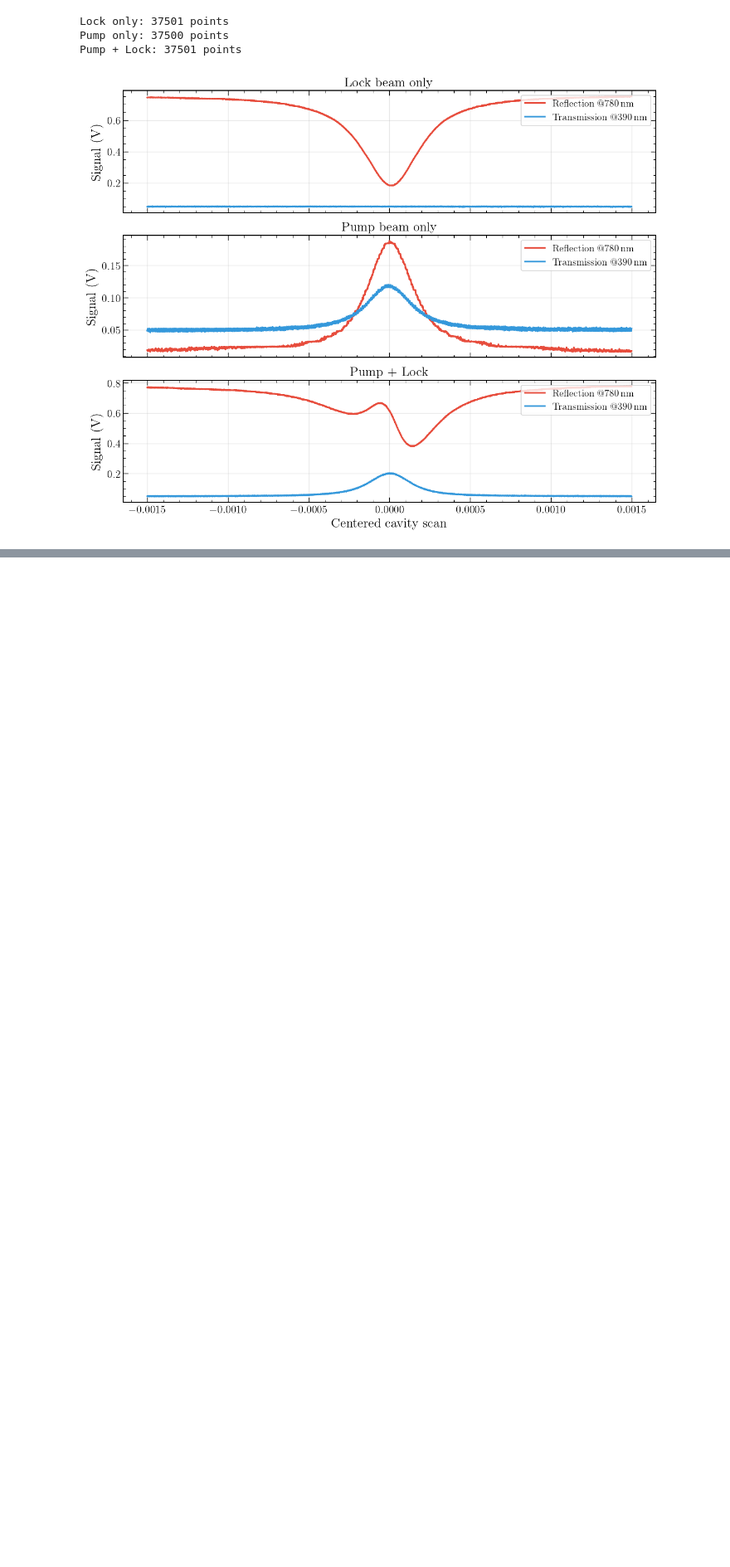
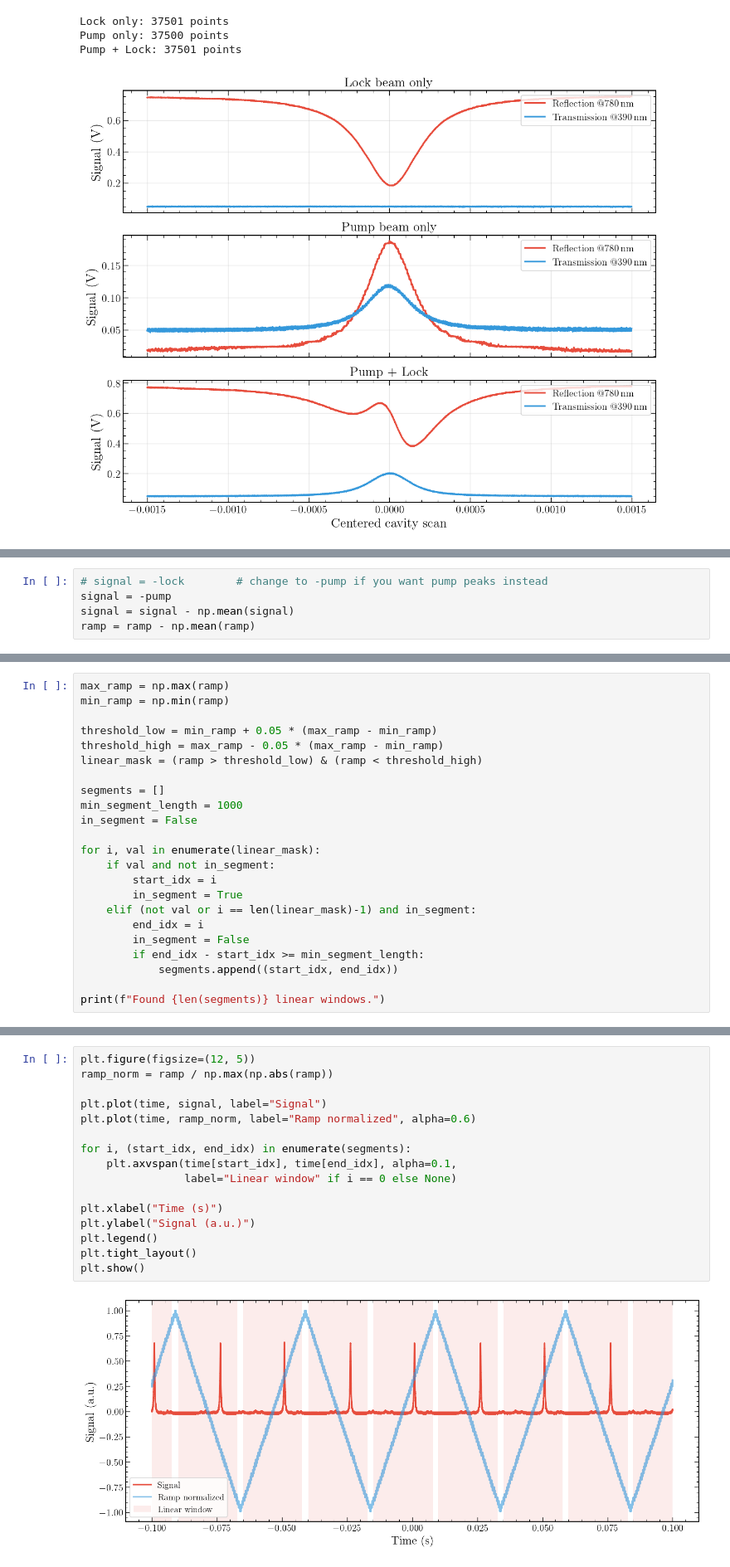
Before and after one commit to eq15t-panda/PANDAManager, a Jupyter notebook: plot_oscillo.ipynb, the cells around one changed output, grey strips where cells are left out. Shown at 83% size. Drawn from its saved outputs; the diff is of its cells as text; blank space fills up the shorter version.

```diff
--- a/plot_oscillo.ipynb
+++ b/plot_oscillo.ipynb
@@ -389,0 +447,5 @@ Pump + Lock: 37501 points
+# %%
+# signal = -lock        # change to -pump if you want pump peaks instead
+signal = -pump
+signal = signal - np.mean(signal)
+ramp = ramp - np.mean(ramp)
@@ -389,0 +457,23 @@ Pump + Lock: 37501 points
+# %%
+max_ramp = np.max(ramp)
+min_ramp = np.min(ramp)
+
+threshold_low = min_ramp + 0.05 * (max_ramp - min_ramp)
+threshold_high = max_ramp - 0.05 * (max_ramp - min_ramp)
+linear_mask = (ramp > threshold_low) & (ramp < threshold_high)
+
+segments = []
+min_segment_length = 1000
+in_segment = False
+
+for i, val in enumerate(linear_mask):
+    if val and not in_segment:
+        start_idx = i
+        in_segment = True
+    elif (not val or i == len(linear_mask)-1) and in_segment:
+        end_idx = i
+        in_segment = False
+        if end_idx - start_idx >= min_segment_length:
+            segments.append((start_idx, end_idx))
+
+print(f"Found {len(segments)} linear windows.")
@@ -389,0 +484,18 @@ Pump + Lock: 37501 points
+# %%
+plt.figure(figsize=(12, 5))
+ramp_norm = ramp / np.max(np.abs(ramp))
+
+plt.plot(time, signal, label="Signal")
+plt.plot(time, ramp_norm, label="Ramp normalized", alpha=0.6)
+
+for i, (start_idx, end_idx) in enumerate(segments):
+    plt.axvspan(time[start_idx], time[end_idx], alpha=0.1,
+                label="Linear window" if i == 0 else None)
+
+plt.xlabel("Time (s)")
+plt.ylabel("Signal (a.u.)")
+plt.legend()
+plt.tight_layout()
+plt.show()
+# %% [output]
+[figure, added]
```
Also changed, not shown: parts of 19 cells of this notebook, 13 other files.
